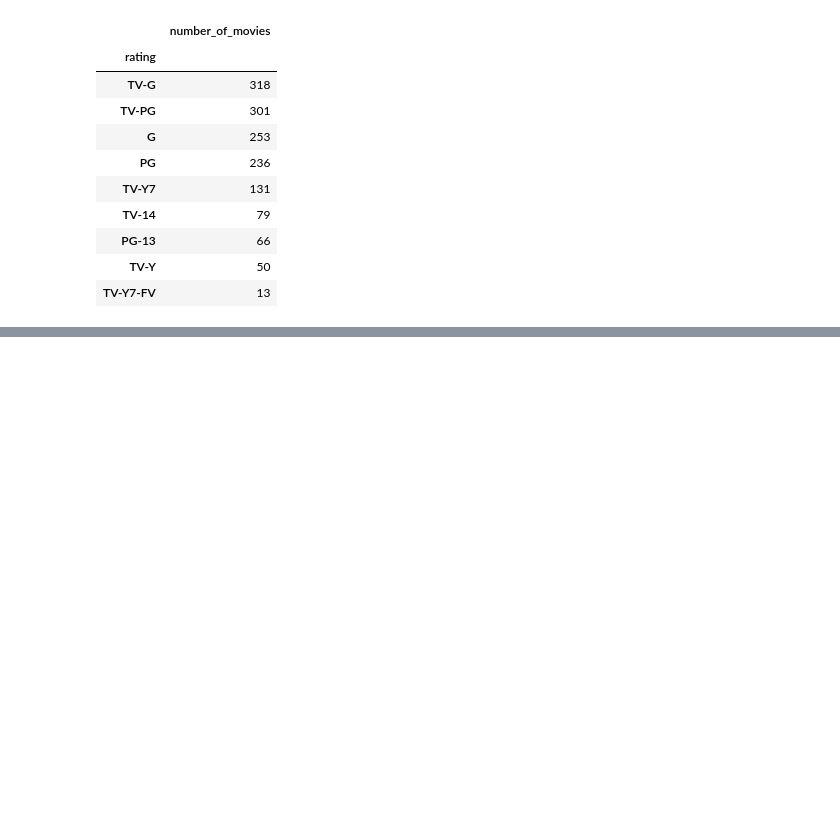
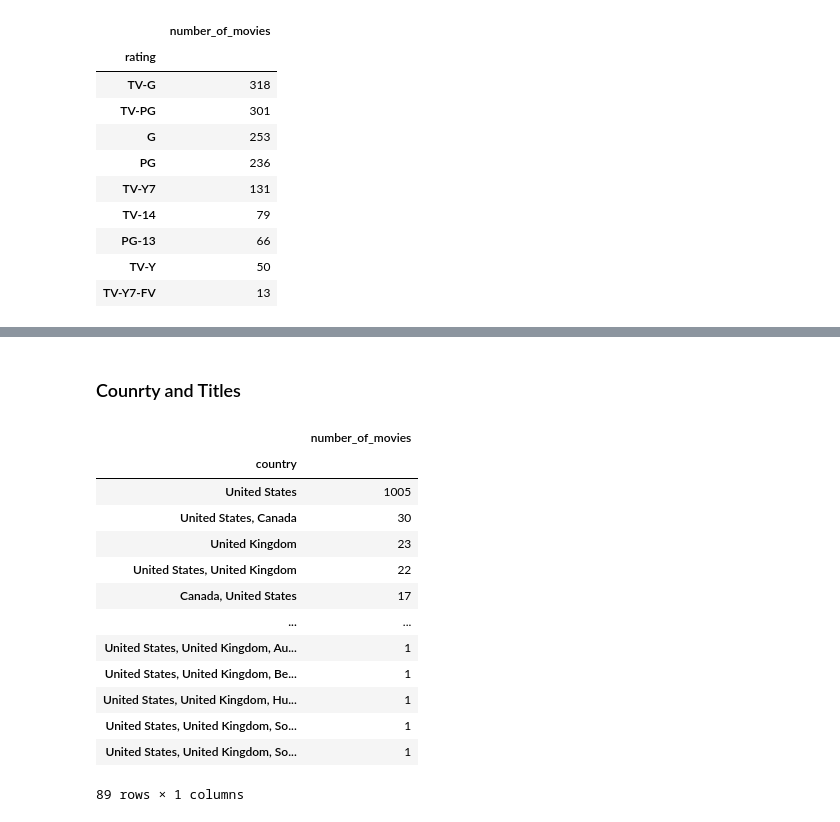
Before and after one commit to smartestnerdfromtown/Disney-Movies-and-TV-Shows, a Jupyter notebook: analysis.ipynb, the cells around one changed output, grey strips where cells are left out. Drawn from its saved outputs; the diff is of its cells as text; code cells hidden in the pictures; blank space fills up the shorter version.

Commit message:
country and titles

```diff
--- a/analysis.ipynb
+++ b/analysis.ipynb
@@ -295,0 +316,30 @@ rating_titles
+# %% [markdown]
+### Counrty and Titles
+# %%
+df_exploded_country = df.assign(
+    country=df['country'].str.split(", ")
+).explode("country")
+# %%
+country_and_titles = (
+    df_exploded_country
+    .groupby(by="country")
+    .agg(number_of_movies=("title", "count"))
+    .sort_values(by="number_of_movies", ascending=False)
+)
+# %%
+country_and_titles
+# %% [output]
+|  | number_of_movies |
+| country |  |
+| United States | 1005 |
+| United States, Canada | 30 |
+| United Kingdom | 23 |
+| United States, United Kingdom | 22 |
+| Canada, United States | 17 |
+| ... | ... |
+| United States, United Kingdom, Au... | 1 |
+| United States, United Kingdom, Be... | 1 |
+| United States, United Kingdom, Hu... | 1 |
+| United States, United Kingdom, So... | 1 |
+| United States, United Kingdom, So... | 1 |
+89 rows × 1 columns
```
Also changed, not shown: parts of 2 cells of this notebook.
